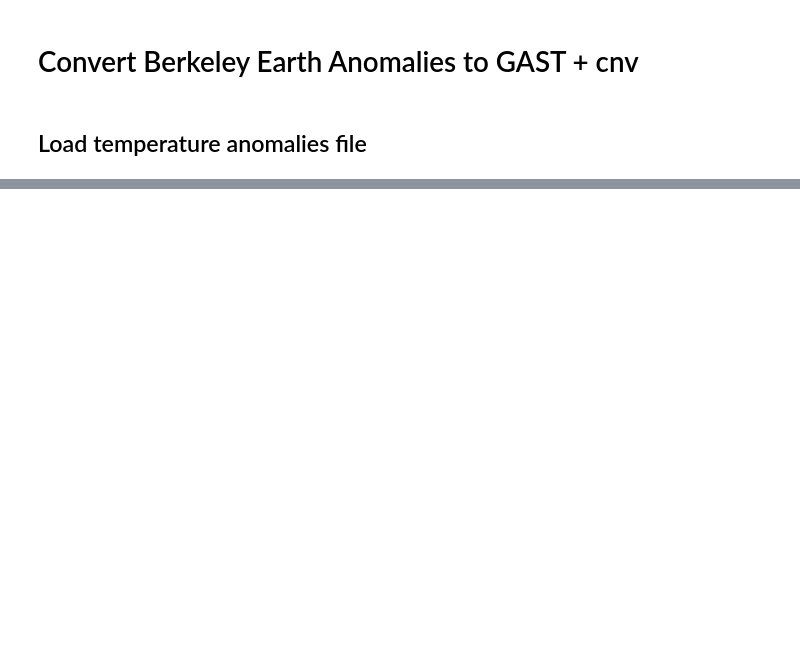
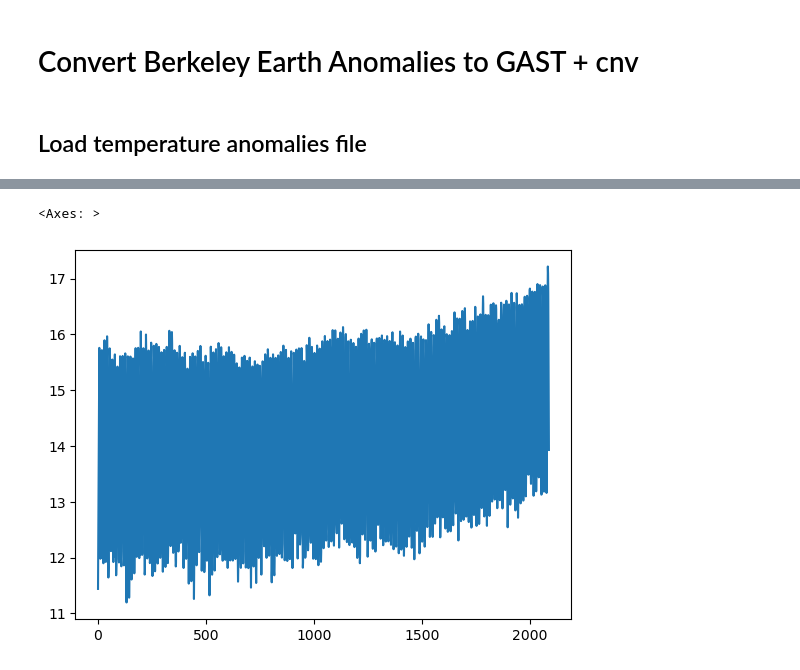
Before and after one commit to walipalmer/CFR-2024, a Jupyter notebook: data/convertGASTa.ipynb, the cells around one changed output, grey strips where cells are left out. Saved outputs shown, nothing was run; the diff lists cells and outputs as text; code cells hidden in the pictures; blank space fills up the shorter version.

Commit message:
add in monthly climatology and write csv

```diff
--- a/data/convertGASTa.ipynb
+++ b/data/convertGASTa.ipynb
@@ -34,0 +34,9 @@ df['Monthly Anomaly'].plot()
+# %%
+c = {
+    'Month' : np.arange(1,13),
+    'Monthly Average' : [12.23, 12.44, 13.06, 13.97, 14.94, 15.66, 15.95, 15.78, 15.19, 14.25, 13.23, 12.49]
+}
+# %%
+climM = pd.DataFrame(data=c)
+# %%
+df['Monthly Average'] = df.groupby('Month')['Monthly Anomaly'].transform(lambda x: x + climM.loc[climM['Month'] == x.name]['Monthly Average'].values[0])
@@ -34,0 +59,5 @@ df['Monthly Anomaly'].plot()
+# %%
+df['Monthly Average'].plot()
+# %% [output]
+<Axes: >
+[figure, added]
```
Also changed, not shown: parts of 12 cells of this notebook, 2 other files.
